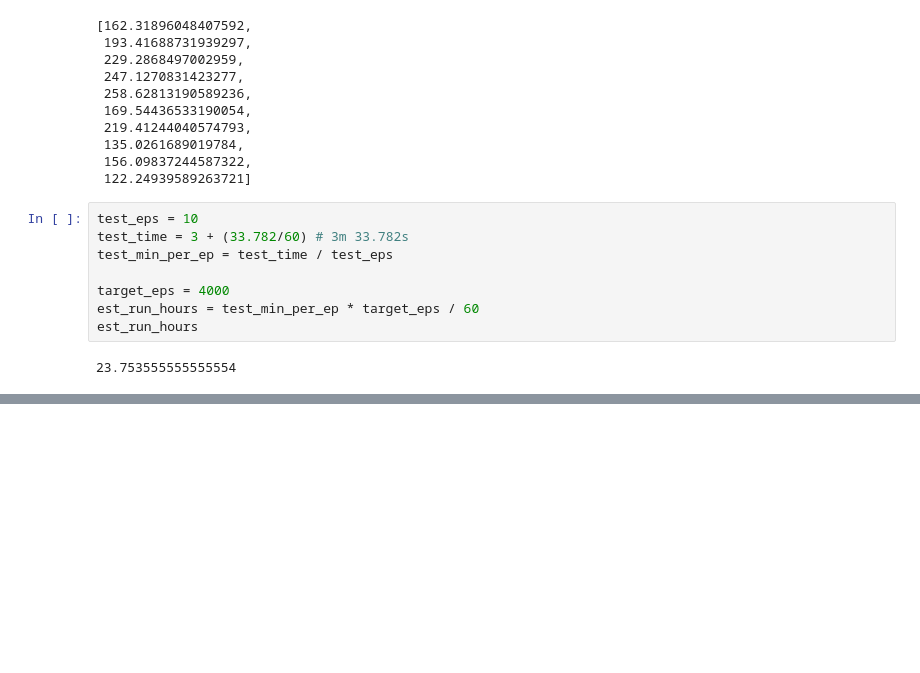
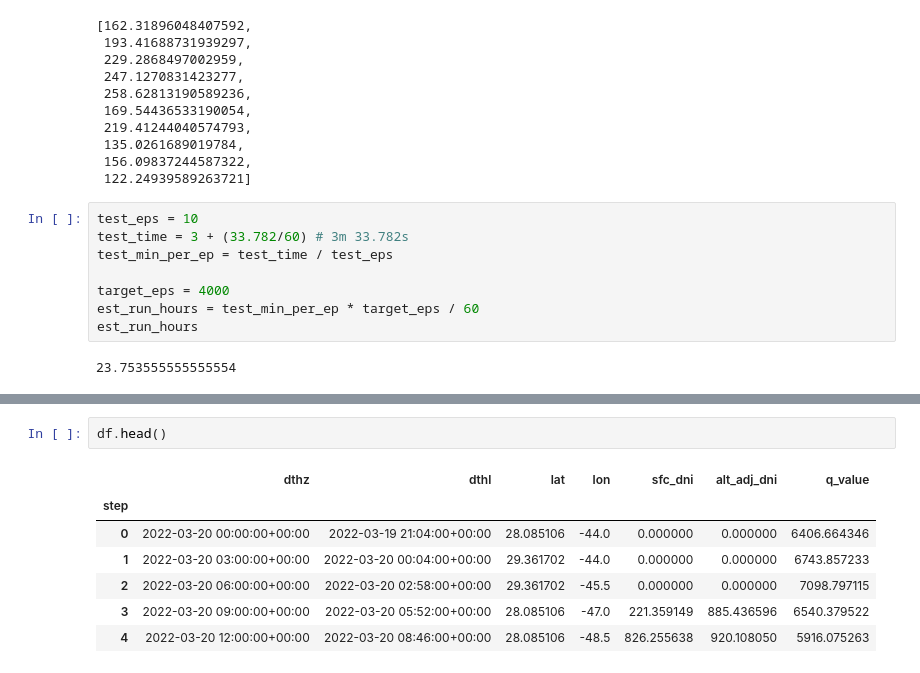
Before and after one commit to aerology-ai/uav-carbon-removal, a Jupyter notebook: solar_irradiance.ipynb, the cells around one changed output, grey strips where cells are left out. Cells and saved outputs as stored; diff of their text form; blank space fills up the shorter version.

```diff
--- a/solar_irradiance.ipynb
+++ b/solar_irradiance.ipynb
@@ -618,0 +732,10 @@ est_run_hours
+# %%
+df.head()
+# %% [output]
+|  | dthz | dthl | lat | lon | sfc_dni | alt_adj_dni | q_value |
+| step |  |  |  |  |  |  |  |
+| 0 | 2022-03-20 00:00:00+00:00 | 2022-03-19 21:04:00+00:00 | 28.085106 | -44.0 | 0.000000 | 0.000000 | 6406.664346 |
+| 1 | 2022-03-20 03:00:00+00:00 | 2022-03-20 00:04:00+00:00 | 29.361702 | -44.0 | 0.000000 | 0.000000 | 6743.857233 |
+| 2 | 2022-03-20 06:00:00+00:00 | 2022-03-20 02:58:00+00:00 | 29.361702 | -45.5 | 0.000000 | 0.000000 | 7098.797115 |
+| 3 | 2022-03-20 09:00:00+00:00 | 2022-03-20 05:52:00+00:00 | 28.085106 | -47.0 | 221.359149 | 885.436596 | 6540.379522 |
+| 4 | 2022-03-20 12:00:00+00:00 | 2022-03-20 08:46:00+00:00 | 28.085106 | -48.5 | 826.255638 | 920.108050 | 5916.075263 |
```
Also changed, not shown: parts of 23 cells of this notebook, 2 other files.
